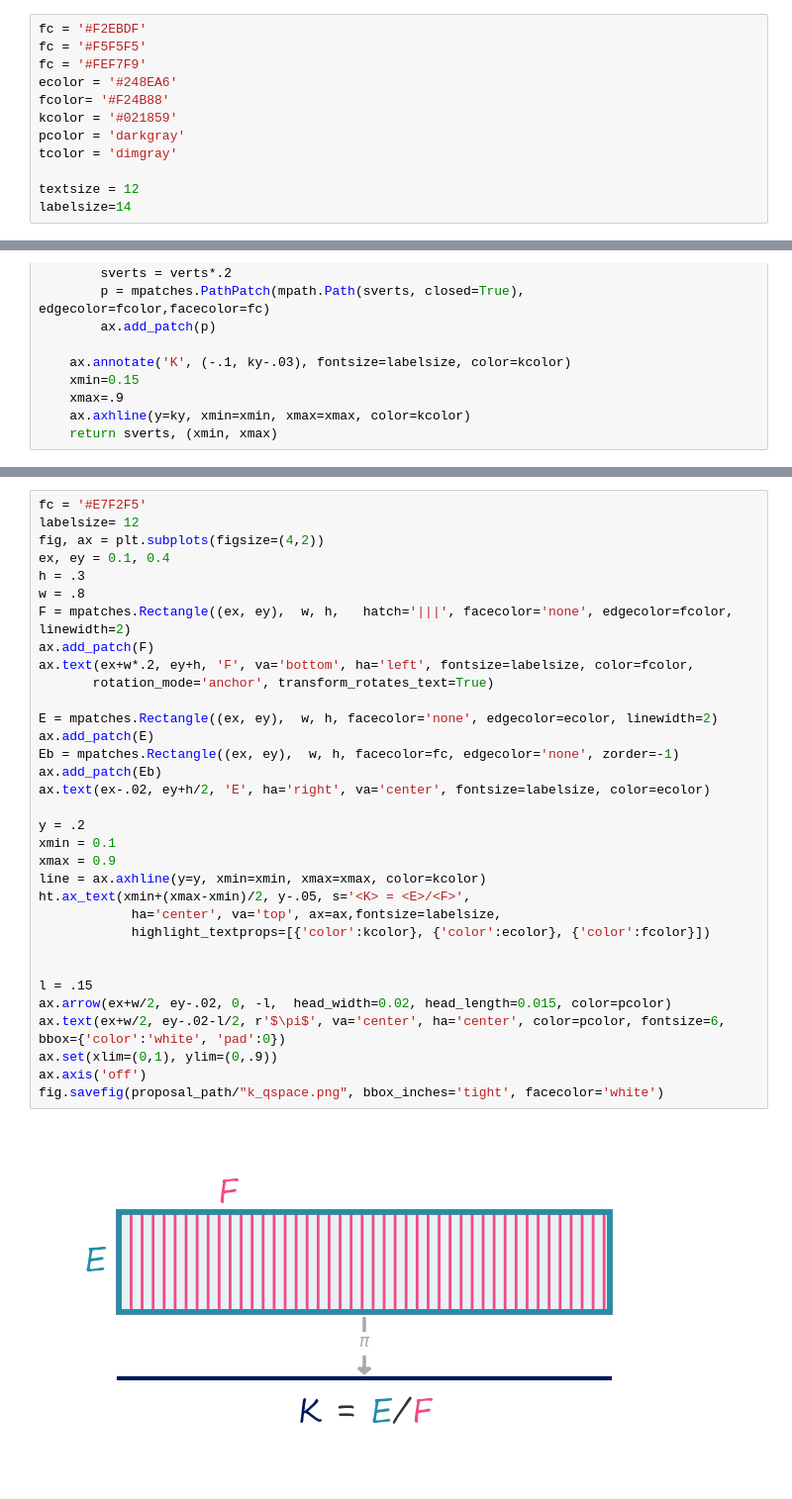
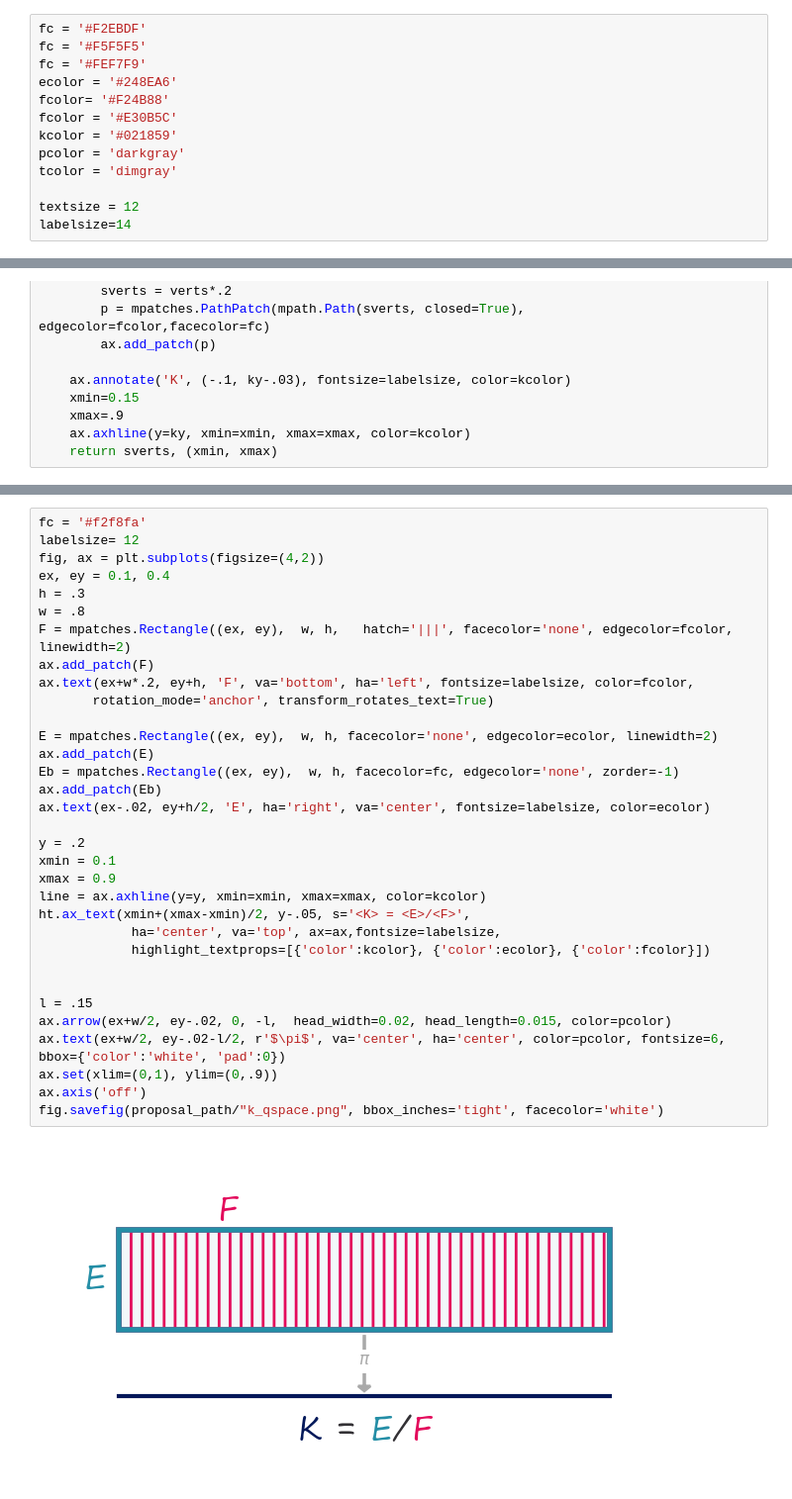
Before and after one commit to story645/proposal, a Jupyter notebook: figures/data_figures.ipynb, the cells around one changed output, grey strips where cells are left out. Shown at 99% size. Drawn from its saved outputs; the diff is of its cells as text.

```diff
--- a/figures/data_figures.ipynb
+++ b/figures/data_figures.ipynb
@@ -31,6 +31,7 @@ fc = '#F5F5F5'
 fc = '#FEF7F9'
 ecolor = '#248EA6'
 fcolor= '#F24B88'
+fcolor = '#E30B5C'
 kcolor = '#021859'
 pcolor = 'darkgray'
 tcolor = 'dimgray'
@@ -212,35 +212,35 @@ fig.savefig(proposal_path/"fiberbundle.png", bbox_inches='tight', facecolor='whi
 # %%
-fc = '#E7F2F5'
+fc = '#f2f8fa'
 labelsize= 12
 fig, ax = plt.subplots(figsize=(4,2))
 ex, ey = 0.1, 0.4
 h = .3
 w = .8
 F = mpatches.Rectangle((ex, ey),  w, h,   hatch='|||', facecolor='none', edgecolor=fcolor, linewidth=2)
 ax.add_patch(F)
 ax.text(ex+w*.2, ey+h, 'F', va='bottom', ha='left', fontsize=labelsize, color=fcolor,
        rotation_mode='anchor', transform_rotates_text=True)
 
 E = mpatches.Rectangle((ex, ey),  w, h, facecolor='none', edgecolor=ecolor, linewidth=2)
 ax.add_patch(E)
 Eb = mpatches.Rectangle((ex, ey),  w, h, facecolor=fc, edgecolor='none', zorder=-1)
 ax.add_patch(Eb)
 ax.text(ex-.02, ey+h/2, 'E', ha='right', va='center', fontsize=labelsize, color=ecolor)
 
 y = .2
 xmin = 0.1
 xmax = 0.9
 line = ax.axhline(y=y, xmin=xmin, xmax=xmax, color=kcolor)
 ht.ax_text(xmin+(xmax-xmin)/2, y-.05, s='<K> = <E>/<F>',
             ha='center', va='top', ax=ax,fontsize=labelsize,
             highlight_textprops=[{'color':kcolor}, {'color':ecolor}, {'color':fcolor}])
 
 
 l = .15
 ax.arrow(ex+w/2, ey-.02, 0, -l,  head_width=0.02, head_length=0.015, color=pcolor)
 ax.text(ex+w/2, ey-.02-l/2, r'$\pi$', va='center', ha='center', color=pcolor, fontsize=6, bbox={'color':'white', 'pad':0})
 ax.set(xlim=(0,1), ylim=(0,.9))
 ax.axis('off')
 fig.savefig(proposal_path/"k_qspace.png", bbox_inches='tight', facecolor='white')
 # %% [output]
-[figure, old version]
+[figure, new version]
```
Also changed, not shown: parts of 3 cells of this notebook, 23 other files.
